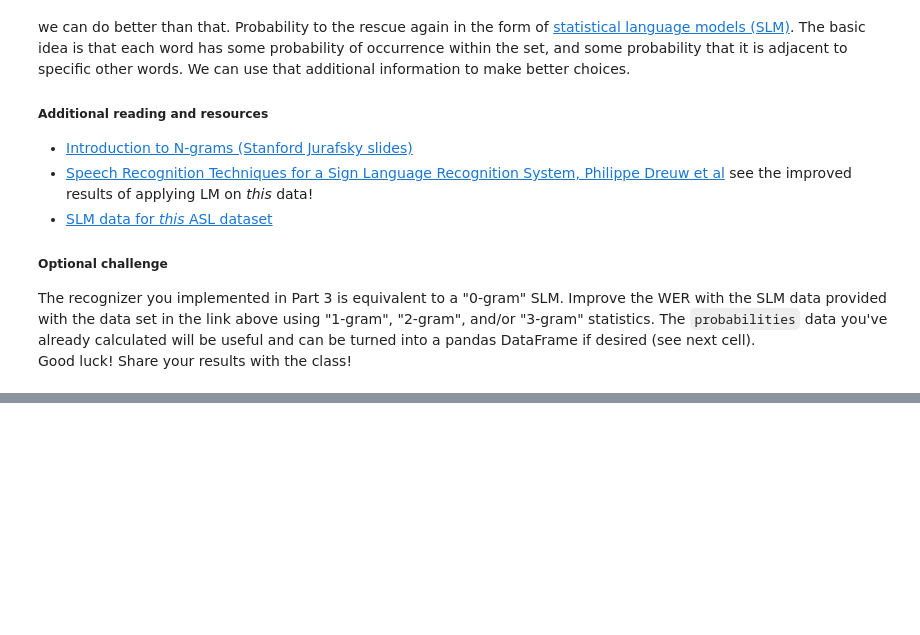
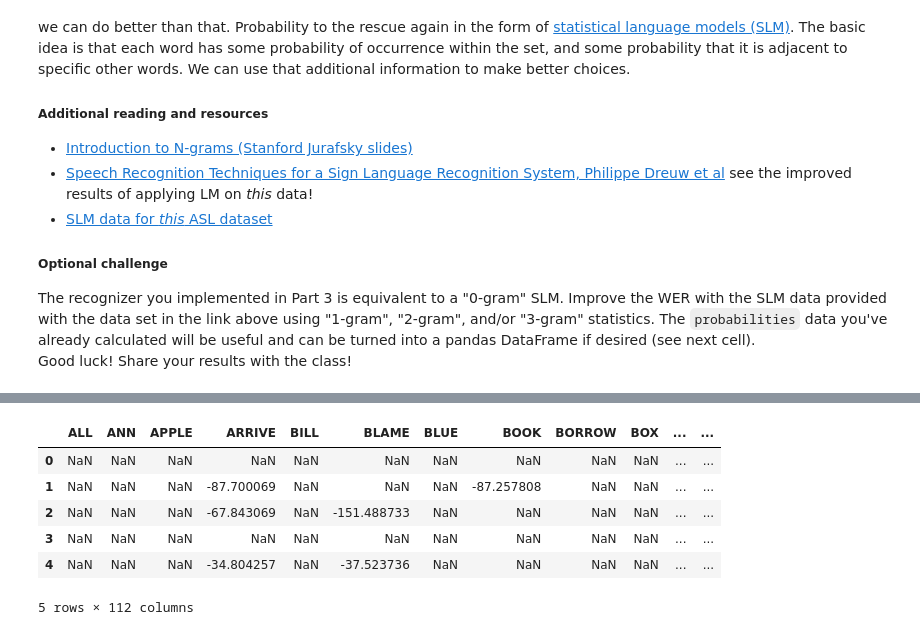
Before and after one commit to kjkhan/AIND-Recognizer, a Jupyter notebook: asl_recognizer.ipynb, the cells around one changed output, grey strips where cells are left out. Drawn from its saved outputs; the diff is of its cells as text; code cells hidden in the pictures; blank space fills up the shorter version.

```diff
--- a/asl_recognizer.ipynb
+++ b/asl_recognizer.ipynb
@@ -652,0 +782,7 @@ df_probs.head()
+# %%
+# create Series from stats CSV files
+stats_1gram = pd.read_csv("devel-lm-M3.sri.1-gram.csv", index_col=0, header=None).transpose().ix[1]
+stats_2gram = pd.read_csv("devel-lm-M3.sri.2-gram.csv", index_col=0, header=None).transpose().ix[1]
+stats_3gram = pd.read_csv("devel-lm-M3.sri.3-gram.csv", index_col=0, header=None).transpose().ix[1]
+
+stats_1gram.head()
@@ -652,0 +825,11 @@ df_probs.head()
+# %%
+add_stats(df_probs, stats_1gram)
+df_probs.head()
+# %% [output]
+|  | ALL | ANN | APPLE | ARRIVE | BILL | BLAME | BLUE | BOOK | BORROW | BOX | ... | ... |
+| 0 | NaN | NaN | NaN | NaN | NaN | NaN | NaN | NaN | NaN | NaN | ... | ... |
+| 1 | NaN | NaN | NaN | -87.700069 | NaN | NaN | NaN | -87.257808 | NaN | NaN | ... | ... |
+| 2 | NaN | NaN | NaN | -67.843069 | NaN | -151.488733 | NaN | NaN | NaN | NaN | ... | ... |
+| 3 | NaN | NaN | NaN | NaN | NaN | NaN | NaN | NaN | NaN | NaN | ... | ... |
+| 4 | NaN | NaN | NaN | -34.804257 | NaN | -37.523736 | NaN | NaN | NaN | NaN | ... | ... |
+5 rows × 112 columns
```
Also changed, not shown: parts of 25 cells of this notebook.
